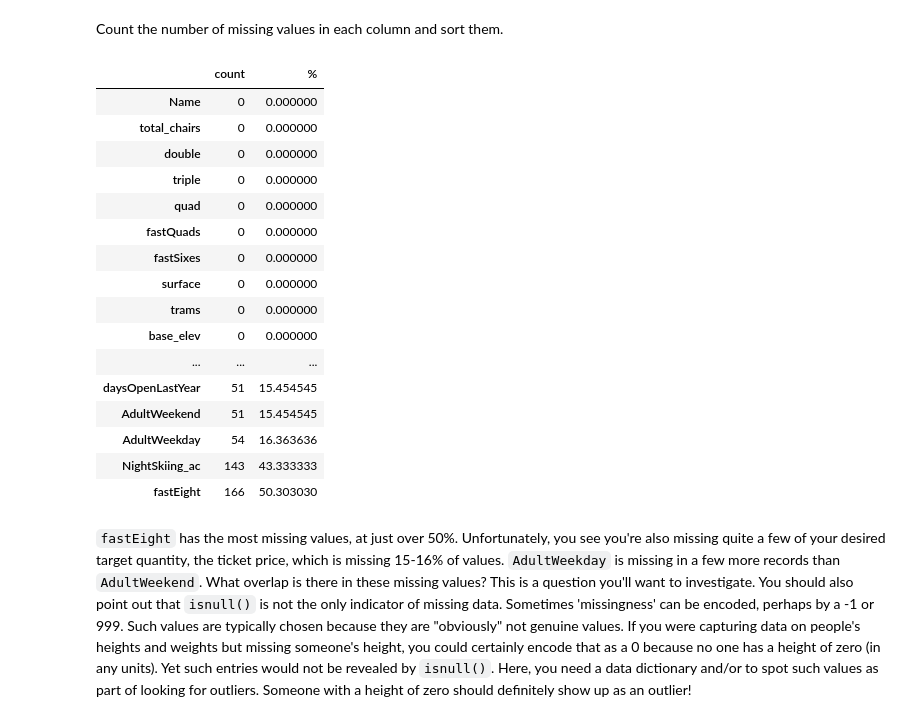
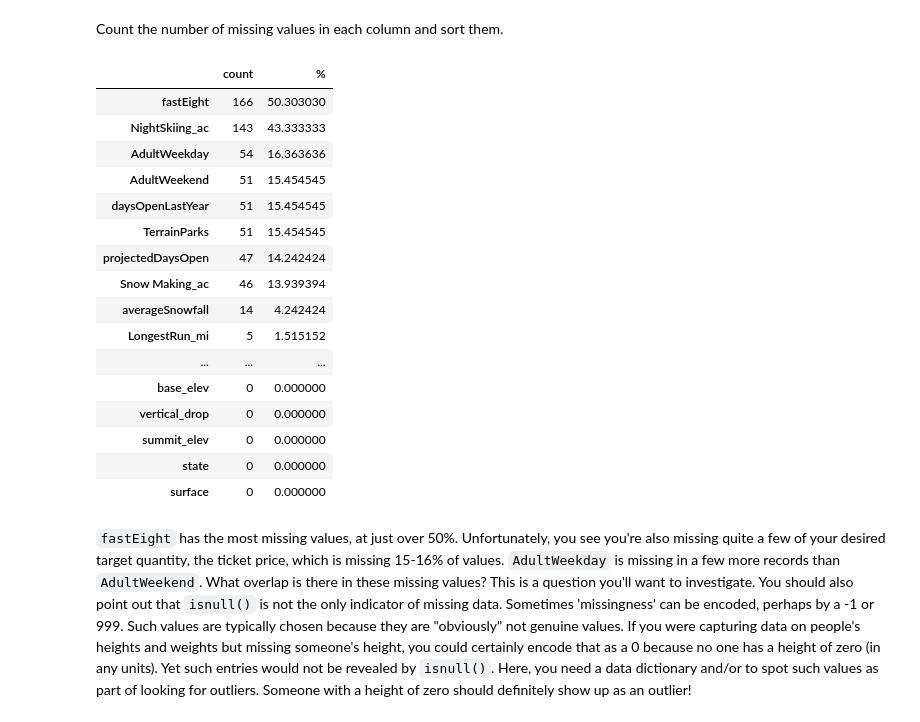
Before and after one commit to jschock11/Springboard_projects, a Jupyter notebook: 02_data_wrangling.ipynb, the cells around one changed output. Drawn from its saved outputs; the diff is of its cells as text; code cells hidden in the pictures.

```diff
--- a/02_data_wrangling.ipynb
+++ b/02_data_wrangling.ipynb
@@ -163,30 +163,31 @@ Count the number of missing values in each column and sort them.
 # %%
 #Code task 5#
 #Count (using `.sum()`) the number of missing values (`.isnull()`) in each column of
 #ski_data as well as the percentages (using `.mean()` instead of `.sum()`).
 #Order them (increasing or decreasing) using sort_values
 #Call `pd.concat` to present these in a single table (DataFrame) with the helpful column names 'count' and '%'
 missing = pd.concat([ski_data.isnull().sum(), 100 * ski_data.isnull().mean()], axis=1)
 missing.columns=['count', ' % ']
-missing.sort_values(by= 'count')
+missing.sort_values(by= 'count', ascending=False, inplace=True)
+missing
 # %% [output]
 |  | count | % |
-| Name | 0 | 0.000000 |
-| total_chairs | 0 | 0.000000 |
-| double | 0 | 0.000000 |
-| triple | 0 | 0.000000 |
-| quad | 0 | 0.000000 |
-| fastQuads | 0 | 0.000000 |
-| fastSixes | 0 | 0.000000 |
+| fastEight | 166 | 50.303030 |
+| NightSkiing_ac | 143 | 43.333333 |
+| AdultWeekday | 54 | 16.363636 |
+| AdultWeekend | 51 | 15.454545 |
+| daysOpenLastYear | 51 | 15.454545 |
+| TerrainParks | 51 | 15.454545 |
+| projectedDaysOpen | 47 | 14.242424 |
+| Snow Making_ac | 46 | 13.939394 |
+| averageSnowfall | 14 | 4.242424 |
+| LongestRun_mi | 5 | 1.515152 |
+| ... | ... | ... |
+| base_elev | 0 | 0.000000 |
+| vertical_drop | 0 | 0.000000 |
+| summit_elev | 0 | 0.000000 |
+| state | 0 | 0.000000 |
 | surface | 0 | 0.000000 |
-| trams | 0 | 0.000000 |
-| base_elev | 0 | 0.000000 |
-| ... | ... | ... |
-| daysOpenLastYear | 51 | 15.454545 |
-| AdultWeekend | 51 | 15.454545 |
-| AdultWeekday | 54 | 16.363636 |
-| NightSkiing_ac | 143 | 43.333333 |
-| fastEight | 166 | 50.303030 |
 # %% [markdown]
 `fastEight` has the most missing values, at just over 50%. Unfortunately, you see you're also missing quite a few of your desired target quantity, the ticket price, which is missing 15-16% of values. `AdultWeekday` is missing in a few more records than `AdultWeekend`. What overlap is there in these missing values? This is a question you'll want to investigate. You should also point out that `isnull()` is not the only indicator of missing data. Sometimes 'missingness' can be encoded, perhaps by a -1 or 999. Such values are typically chosen because they are "obviously" not genuine values. If you were capturing data on people's heights and weights but missing someone's height, you could certainly encode that as a 0 because no one has a height of zero (in any units). Yet such entries would not be revealed by `isnull()`. Here, you need a data dictionary and/or to spot such values as part of looking for outliers. Someone with a height of zero should definitely show up as an outlier!
 # %% [markdown]
```
Also changed, not shown: parts of 16 cells of this notebook.
